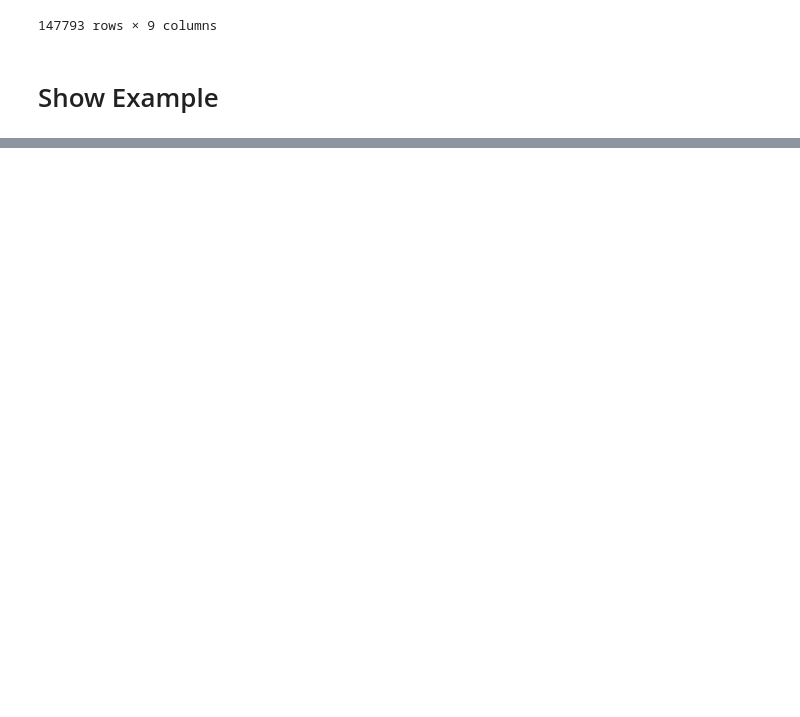
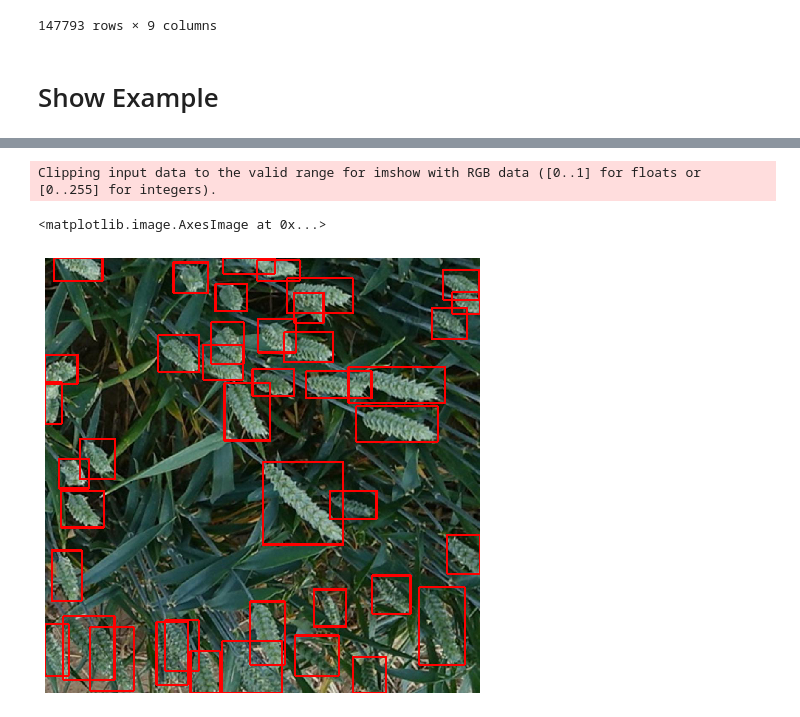
Before and after one commit to alanxzhou/wheat-detection, a Jupyter notebook: notebooks/Starter Notebook.ipynb, the cells around one changed output, grey strips where cells are left out. Cells and saved outputs as stored; diff of their text form; code cells hidden in the pictures; blank space fills up the shorter version.

```diff
--- a/notebooks/Starter Notebook.ipynb
+++ b/notebooks/Starter Notebook.ipynb
@@ -91,0 +206,26 @@ model.roi_heads.box_predictor = FastRCNNPredictor(in_features, num_classes)
+# %%
+def collate_fn(batch):
+    return tuple(zip(*batch))
+
+train_dataset = WheatDataset(train_df, train_path, get_train_transform())
+valid_dataset = WheatDataset(valid_df, train_path, get_valid_transform())
+
+
+# split the dataset in train and test set
+indices = torch.randperm(len(train_dataset)).tolist()
+
+train_data_loader = DataLoader(
+    train_dataset,
+    batch_size=4,
+    shuffle=False,
+    num_workers=0,
+    collate_fn=collate_fn
+)
+
+valid_data_loader = DataLoader(
+    valid_dataset,
+    batch_size=4,
+    shuffle=False,
+    num_workers=0,
+    collate_fn=collate_fn
+)
@@ -91,0 +296,6 @@ model.roi_heads.box_predictor = FastRCNNPredictor(in_features, num_classes)
+# %%
+images, targets, image_ids = next(iter(valid_data_loader))
+images = list(img.to(device) for img in images)
+targets = [{k: v.long().to(device) for k, v in t.items()} for t in targets]
+boxes = targets[1]['boxes'].cpu().numpy().astype(np.int32)
+sample = images[1].permute(1,2,0).cpu().numpy()
@@ -91,0 +308,15 @@ model.roi_heads.box_predictor = FastRCNNPredictor(in_features, num_classes)
+# %%
+fig, ax = plt.subplots(1, 1, figsize=(16, 8))
+
+for box in boxes:
+    cv2.rectangle(sample,
+                  (box[0], box[1]),
+                  (box[2], box[3]),
+                  (220, 0, 0), 3)
+
+ax.set_axis_off()
+ax.imshow(sample)
+# %% [output]
+Clipping input data to the valid range for imshow with RGB data ([0..1] for floats or [0..255] for integers).
+<matplotlib.image.AxesImage at 0x...>
+[figure, added]
```
Also changed, not shown: parts of 14 cells of this notebook.
